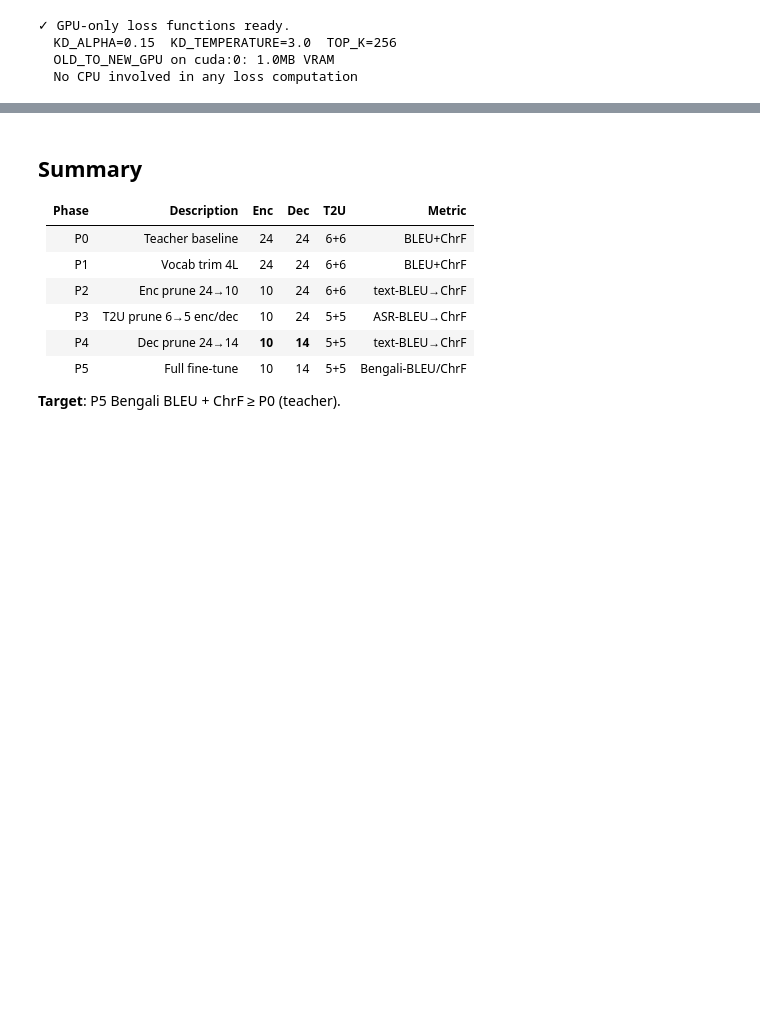
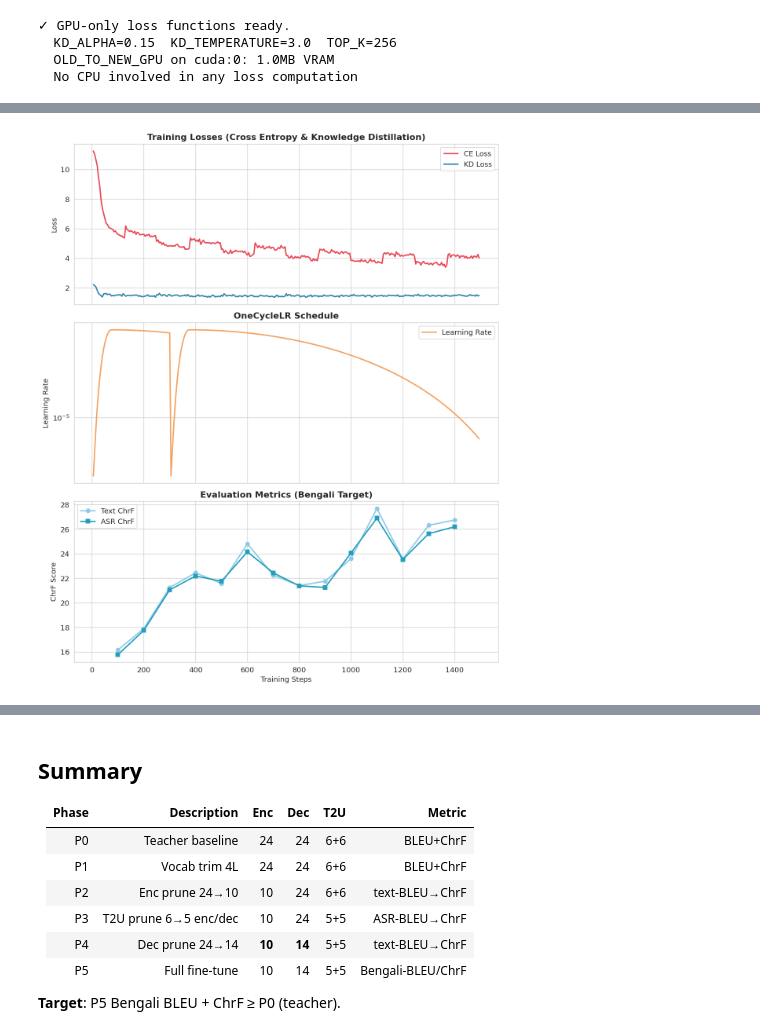
Before and after one commit to rayedriasat/Pruning-SeamlessM4T, a Jupyter notebook: BenX/bengali-seamless-notebook.ipynb, the cells around one changed output, grey strips where cells are left out. Saved outputs shown, nothing was run; the diff lists cells and outputs as text; code cells hidden in the pictures; blank space fills up the shorter version.

Commit message:
training recovered little

```diff
--- a/BenX/bengali-seamless-notebook.ipynb
+++ b/BenX/bengali-seamless-notebook.ipynb
@@ -219,7 +219,7 @@ def _rclone_pull_model(stage_name):
 def wait_for_uploads():
     if ON_KAGGLE: _upload_q.join()
 
-def save_checkpoint(state, name, step=0, keep=3):
+def save_checkpoint(state, name, step=0, keep=1):
     fname = f'{name}_step{step:06d}.pt'
     path  = f'{CKPT_DIR}/{fname}'
     torch.save(state, path)
@@ -2903,14 +2969,14 @@ def disable_all_gradient_checkpointing(model):
     try:
         # 1. Speech Encoder (CRITICAL): 10 Conformer layers with long audio sequences.
         # Checkpointing this saves the most VRAM.
-        # if hasattr(model, 'speech_encoder'):
-        #     model.speech_encoder.gradient_checkpointing = True
-        #     enabled.append('speech_encoder')
+        if hasattr(model, 'speech_encoder'):
+            model.speech_encoder.gradient_checkpointing = True
+            enabled.append('speech_encoder')
 
         # 2. Text Decoder: 14 layers. High memory footprint.
-        # if hasattr(model, 'text_decoder'):
-        #     model.text_decoder.gradient_checkpointing = True
-        #     enabled.append('text_decoder')
+        if hasattr(model, 'text_decoder'):
+            model.text_decoder.gradient_checkpointing = True
+            enabled.append('text_decoder')
 
         # 3. T2U Model: Left DISABLED for maximum speed.
         # Uncomment the lines below ONLY if you still hit OOM.
@@ -3664,3 +3752,49 @@ print(f'\nFinal: step={final_step}  best_chrf={final_chrf:.2f}')
+# %%
+import matplotlib.pyplot as plt
+import seaborn as sns
+
+def plot_learning_curves(history):
+    if not history or not history.get('step'):
+        print("No history data to plot.")
+        return
+
+    sns.set_style('whitegrid')
+    fig, axes = plt.subplots(3, 1, figsize=(10, 12), sharex=True)
+
+    # 1. Losses (CE and KD)
+    axes[0].plot(history['step'], history['ce'], label='CE Loss', color='#E84855', linewidth=2)
+    axes[0].plot(history['step'], history['kd'], label='KD Loss', color='#2E86AB', linewidth=2)
+    axes[0].set_ylabel('Loss')
+    axes[0].set_title('Training Losses (Cross Entropy & Knowledge Distillation)', fontweight='bold')
+    axes[0].legend()
+
+    # 2. Learning Rate
+    axes[1].plot(history['step'], history['lr'], label='Learning Rate', color='#F4A261', linewidth=2)
+    axes[1].set_ylabel('Learning Rate')
+    axes[1].set_title('OneCycleLR Schedule', fontweight='bold')
+    axes[1].set_yscale('log')
+    axes[1].legend()
+
+    # 3. Evaluation Metrics
+    if history.get('eval_step'):
+        axes[2].plot(history['eval_step'], history['eval_text'], marker='o', label='Text ChrF', color='#8ECAE6', linewidth=2)
+        axes[2].plot(history['eval_step'], history['eval_asr'], marker='s', label='ASR ChrF', color='#219EBC', linewidth=2)
+    axes[2].set_xlabel('Training Steps')
+    axes[2].set_ylabel('ChrF Score')
+    axes[2].set_title('Evaluation Metrics (Bengali Target)', fontweight='bold')
+    axes[2].legend()
+
+    plt.tight_layout()
+    plt.show()
+
+# If you just finished training, you can plot it directly:
+plot_learning_curves(final_history)
+
+# If you are analyzing a checkpoint later, you can load it like this:
+# ckpt = load_latest_checkpoint('phase5_ft')
+# plot_learning_curves(ckpt['train_history'])
+# %% [output]
+[figure, added]
 # %%
 # ── Cell 53: Load best checkpoint and save merged model ───────────────────────
 
```
Also changed, not shown: parts of 24 cells of this notebook, 1 other file.
